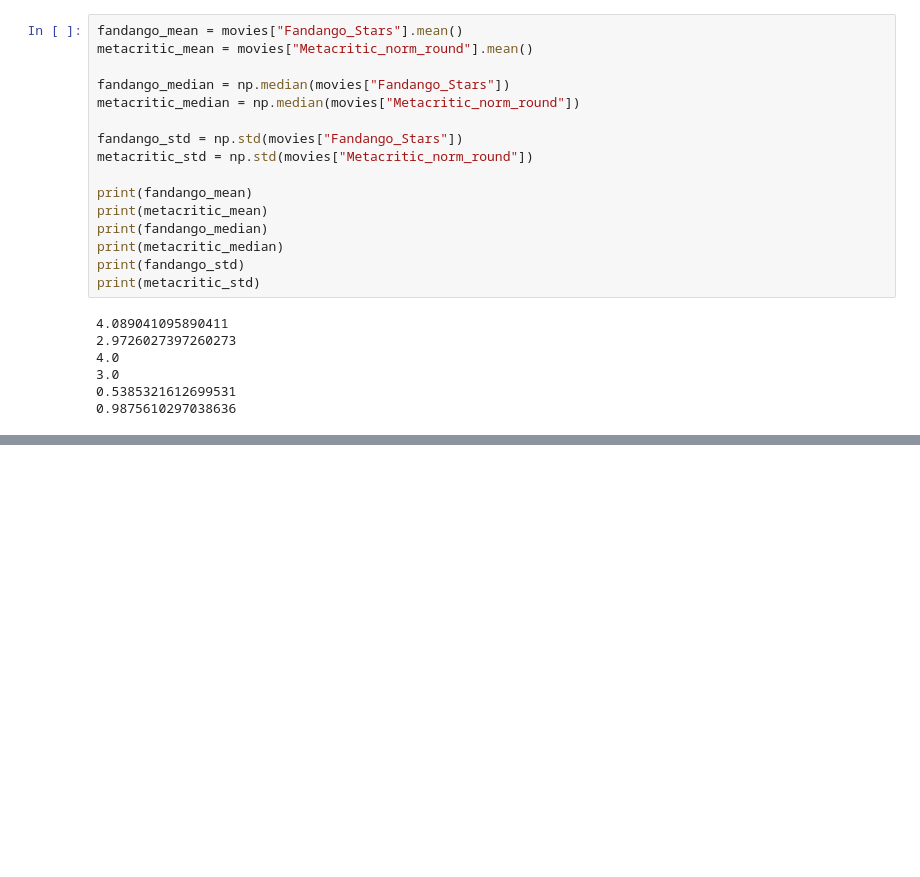
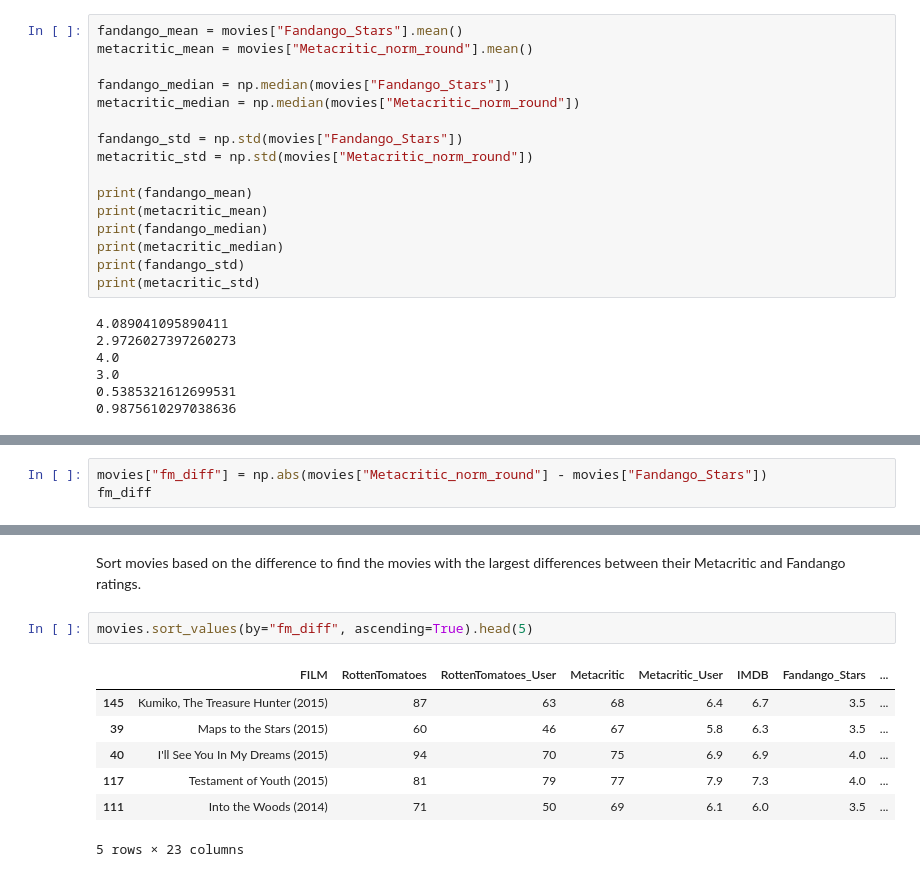
Before and after one commit to KiemNguyen/data-science, a Jupyter notebook: analyzing-movie-reviews/Analyzing Movie Reviews.ipynb, the cells around one changed output, grey strips where cells are left out. Drawn from its saved outputs; the diff is of its cells as text; blank space fills up the shorter version.

```diff
--- a/analyzing-movie-reviews/Analyzing Movie Reviews.ipynb
+++ b/analyzing-movie-reviews/Analyzing Movie Reviews.ipynb
@@ -78,0 +94,3 @@ print(metacritic_std)
+# %%
+movies["fm_diff"] = np.abs(movies["Metacritic_norm_round"] - movies["Fandango_Stars"])
+fm_diff
@@ -78,0 +115,12 @@ print(metacritic_std)
+# %% [markdown]
+Sort movies based on the difference to find the movies with the largest differences between their Metacritic and Fandango ratings.
+# %%
+movies.sort_values(by="fm_diff", ascending=True).head(5)
+# %% [output]
+|  | FILM | RottenTomatoes | RottenTomatoes_User | Metacritic | Metacritic_User | IMDB | Fandango_Stars | ... |
+| 145 | Kumiko, The Treasure Hunter (2015) | 87 | 63 | 68 | 6.4 | 6.7 | 3.5 | ... |
+| 39 | Maps to the Stars (2015) | 60 | 46 | 67 | 5.8 | 6.3 | 3.5 | ... |
+| 40 | I'll See You In My Dreams (2015) | 94 | 70 | 75 | 6.9 | 6.9 | 4.0 | ... |
+| 117 | Testament of Youth (2015) | 81 | 79 | 77 | 7.9 | 7.3 | 4.0 | ... |
+| 111 | Into the Woods (2014) | 71 | 50 | 69 | 6.1 | 6.0 | 3.5 | ... |
+5 rows × 23 columns
```
Also changed, not shown: parts of 8 cells of this notebook.
